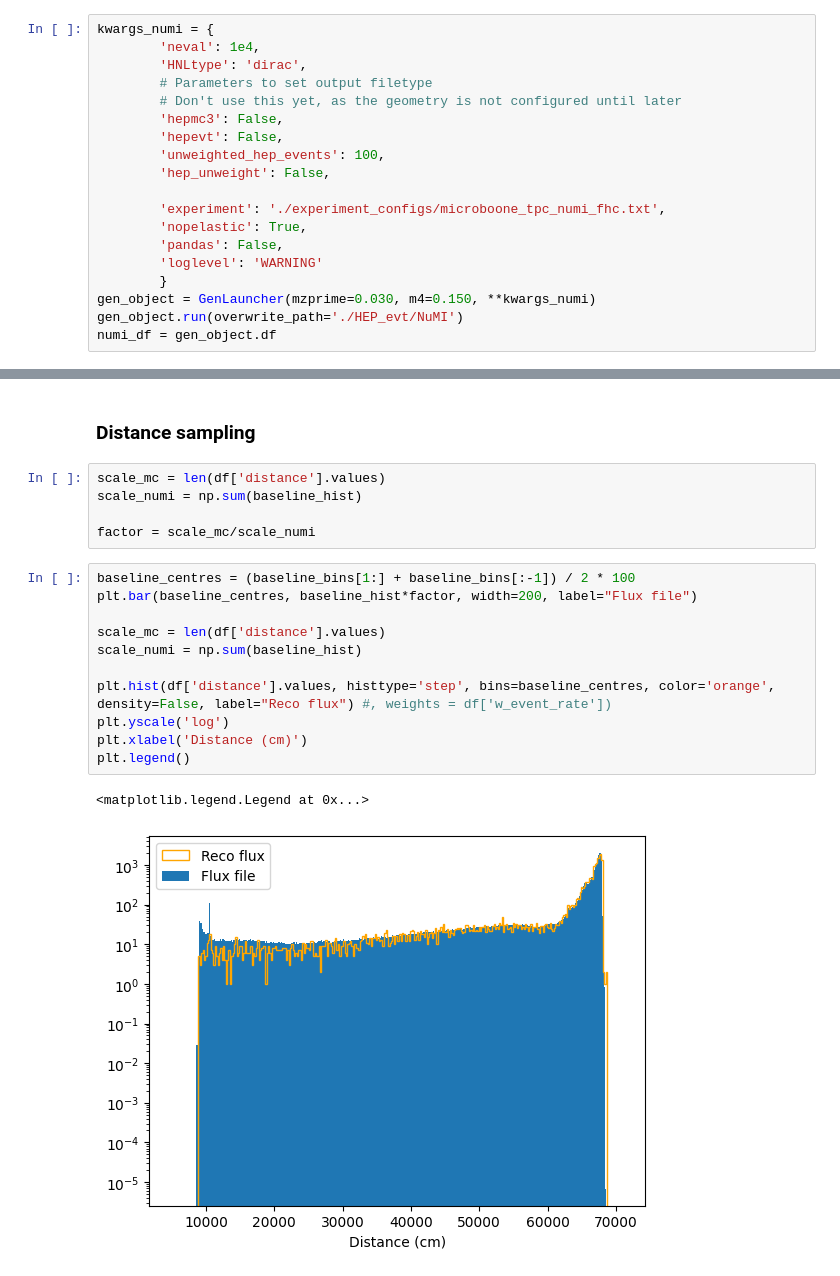
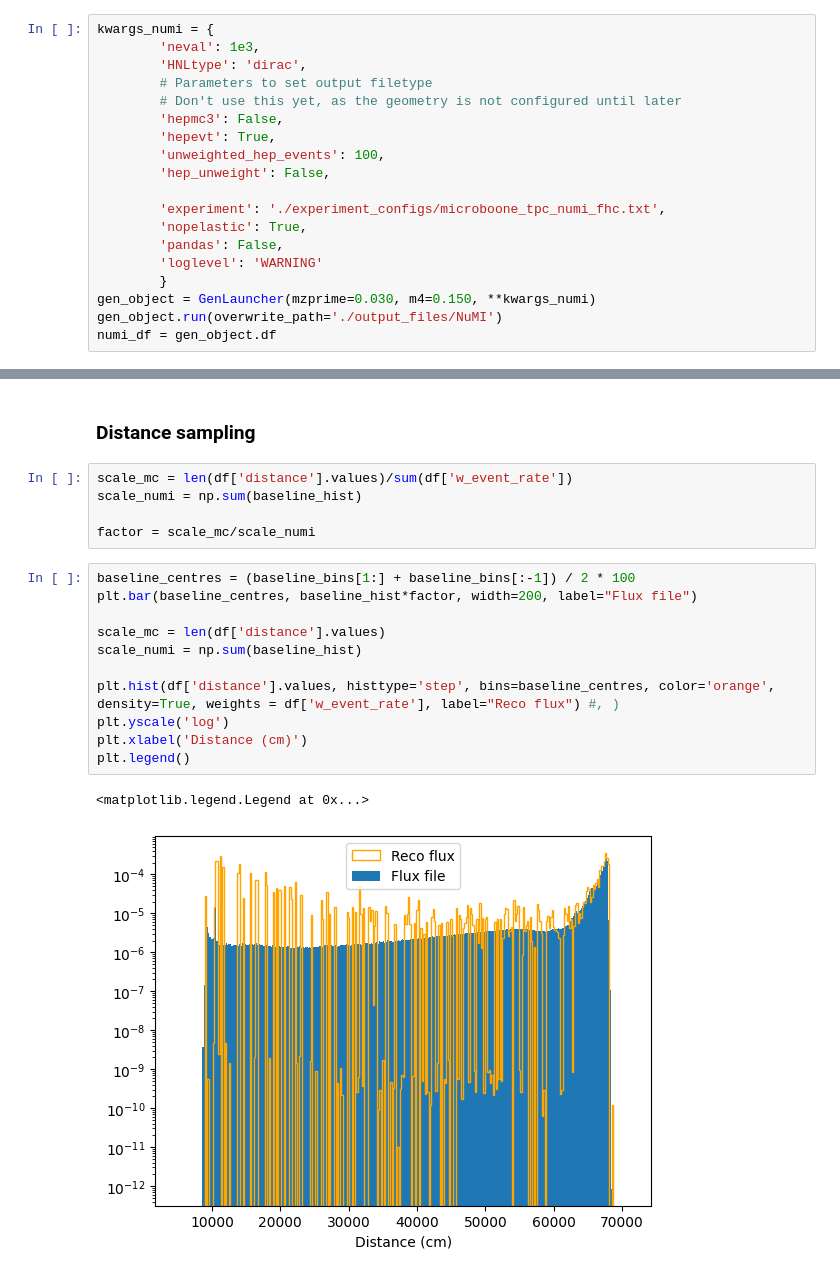
Before and after one commit to JoeBateman/DarkNews_NuMI, a Jupyter notebook: implementing_NuMI.ipynb, the cells around one changed output, grey strips where cells are left out. Saved outputs shown, nothing was run; the diff lists cells and outputs as text.

```diff
--- a/implementing_NuMI.ipynb
+++ b/implementing_NuMI.ipynb
@@ -88,12 +397,12 @@ baseline_hist, baseline_bins = base_line_hist.to_numpy()
 ## Simulating some dark neutrinos
 # %%
 kwargs_numi = {
-        'neval': 1e4,
+        'neval': 1e3,
         'HNLtype': 'dirac',
         # Parameters to set output filetype
         # Don't use this yet, as the geometry is not configured until later
         'hepmc3': False,
-        'hepevt': False,
+        'hepevt': True,
         'unweighted_hep_events': 100,
         'hep_unweight': False,
 
@@ -103,7 +412,7 @@ kwargs_numi = {
         'loglevel': 'WARNING'
         }
 gen_object = GenLauncher(mzprime=0.030, m4=0.150, **kwargs_numi)
-gen_object.run(overwrite_path='./HEP_evt/NuMI')
+gen_object.run(overwrite_path='./output_files/NuMI')
 numi_df = gen_object.df
 # %% [output]
 Directory tree for this run already exists. Overriding it.
@@ -457,22 +457,22 @@ plt.show()
 # %% [markdown]
 ### Distance sampling
 # %%
-scale_mc = len(df['distance'].values)
+scale_mc = len(df['distance'].values)/sum(df['w_event_rate'])
 scale_numi = np.sum(baseline_hist)
 
 factor = scale_mc/scale_numi
 # %%
 baseline_centres = (baseline_bins[1:] + baseline_bins[:-1]) / 2 * 100
 plt.bar(baseline_centres, baseline_hist*factor, width=200, label="Flux file")
 
 scale_mc = len(df['distance'].values)
 scale_numi = np.sum(baseline_hist)
 
-plt.hist(df['distance'].values, histtype='step', bins=baseline_centres, color='orange', density=False, label="Reco flux") #, weights = df['w_event_rate'])
+plt.hist(df['distance'].values, histtype='step', bins=baseline_centres, color='orange', density=True, weights = df['w_event_rate'], label="Reco flux") #, )
 plt.yscale('log')
 plt.xlabel('Distance (cm)')
 plt.legend()
 # %% [output]
 <matplotlib.legend.Legend at 0x...>
-[figure, old version]
+[figure, new version]
 # %% [markdown]
```
Also changed, not shown: parts of 9 cells of this notebook.
